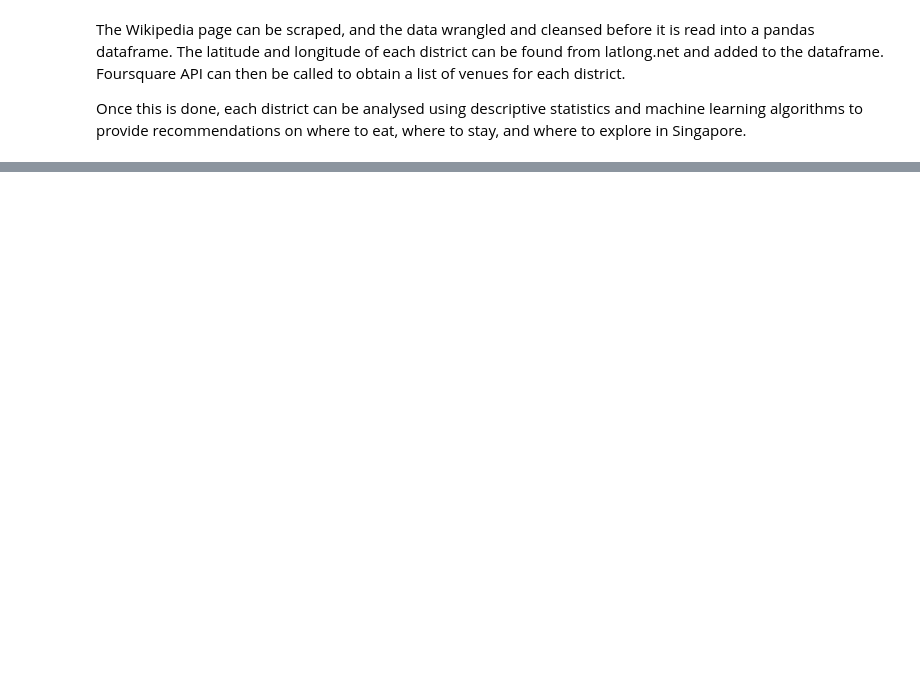
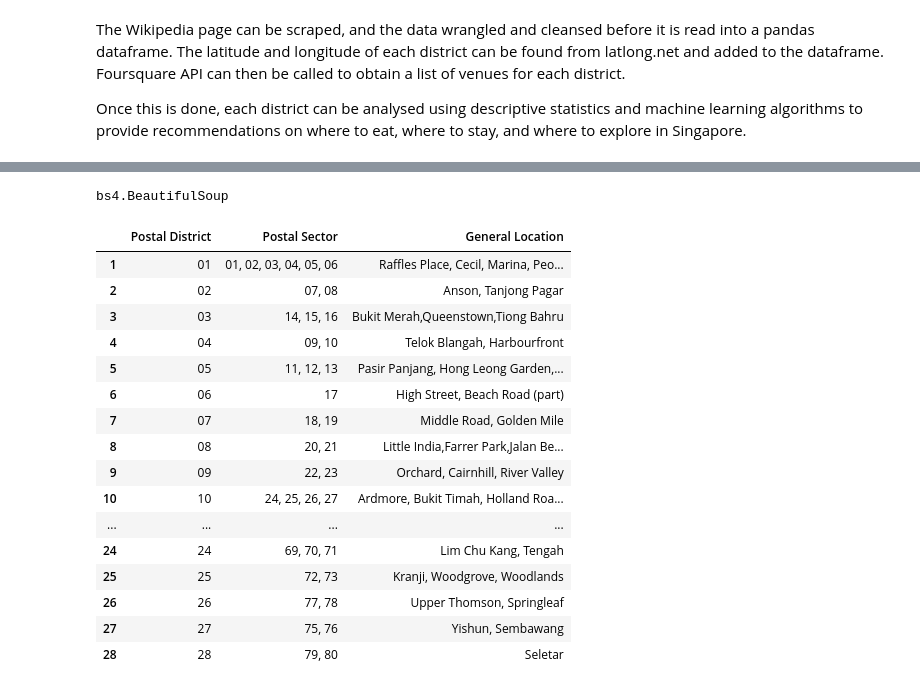
Before and after one commit to fkwokhua/Coursera_Capstone, a Jupyter notebook: Segmenting and Clustering Neighborhoods in Singapore.ipynb, the cells around one changed output, grey strips where cells are left out. Cells and saved outputs as stored; diff of their text form; code cells hidden in the pictures; blank space fills up the shorter version.

```diff
--- a/Segmenting and Clustering Neighborhoods in Singapore.ipynb
+++ b/Segmenting and Clustering Neighborhoods in Singapore.ipynb
@@ -30,0 +80,45 @@ Once this is done, each district can be analysed using descriptive statistics an
+# %%
+#Get the webpage from Wikipedia - List of postal codes in Singapore
+
+url = "https://en.wikipedia.org/wiki/Postal_codes_in_Singapore"
+html = urlopen(url)
+
+#Create a Beautiful Soup object from the html
+soup = BeautifulSoup(html, 'lxml')
+type(soup)
+# %% [output]
+bs4.BeautifulSoup
+# %%
+table = soup.find_all('table')[0] # Grab the first table
+
+new_table = pd.DataFrame(columns=['Postal District', 'Postal Sector', 'General Location'], index = list(range(29))) # I know the size
+
+row_marker = 0
+for row in table.find_all('tr'):
+    column_marker = 0
+    columns = row.find_all('td')
+    for column in columns:
+        new_table.iat[row_marker,column_marker] = column.get_text(strip=True)
+        column_marker += 1
+    row_marker += 1
+new_table
+new_table.drop(new_table.index[0], inplace=True) #drop fisrt row which is empty
+new_table
+# %% [output]
+|  | Postal District | Postal Sector | General Location |
+| 1 | 01 | 01, 02, 03, 04, 05, 06 | Raffles Place, Cecil, Marina, Peo... |
+| 2 | 02 | 07, 08 | Anson, Tanjong Pagar |
+| 3 | 03 | 14, 15, 16 | Bukit Merah,Queenstown,Tiong Bahru |
+| 4 | 04 | 09, 10 | Telok Blangah, Harbourfront |
+| 5 | 05 | 11, 12, 13 | Pasir Panjang, Hong Leong Garden,... |
+| 6 | 06 | 17 | High Street, Beach Road (part) |
+| 7 | 07 | 18, 19 | Middle Road, Golden Mile |
+| 8 | 08 | 20, 21 | Little India,Farrer Park,Jalan Be... |
+| 9 | 09 | 22, 23 | Orchard, Cairnhill, River Valley |
+| 10 | 10 | 24, 25, 26, 27 | Ardmore, Bukit Timah, Holland Roa... |
+| ... | ... | ... | ... |
+| 24 | 24 | 69, 70, 71 | Lim Chu Kang, Tengah |
+| 25 | 25 | 72, 73 | Kranji, Woodgrove, Woodlands |
+| 26 | 26 | 77, 78 | Upper Thomson, Springleaf |
+| 27 | 27 | 75, 76 | Yishun, Sembawang |
+| 28 | 28 | 79, 80 | Seletar |
```
Also changed, not shown: parts of 4 cells of this notebook.
